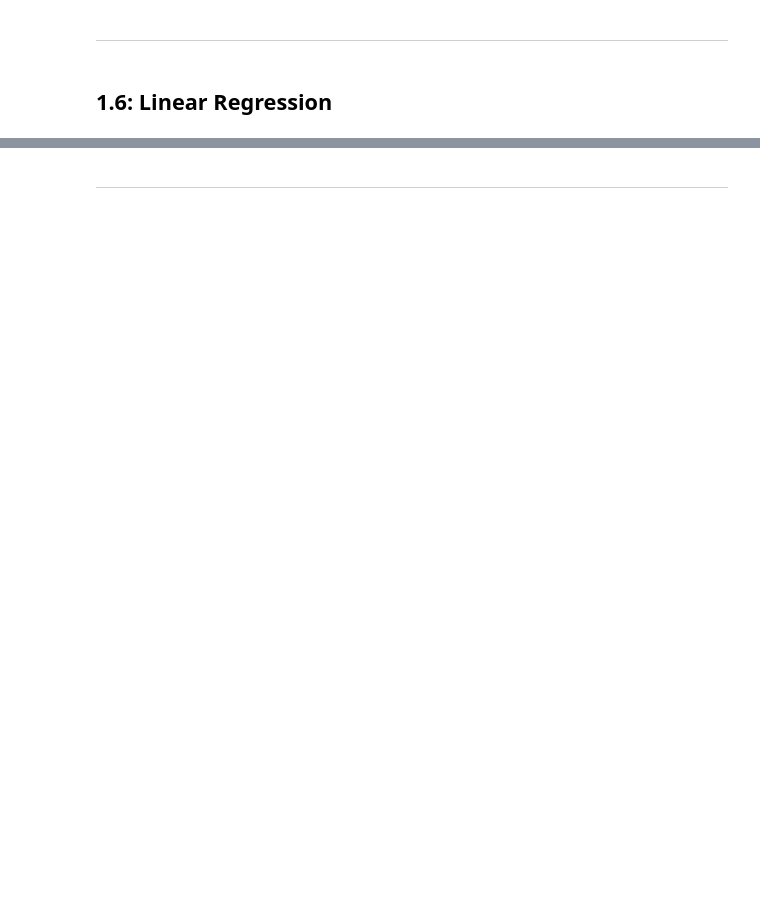
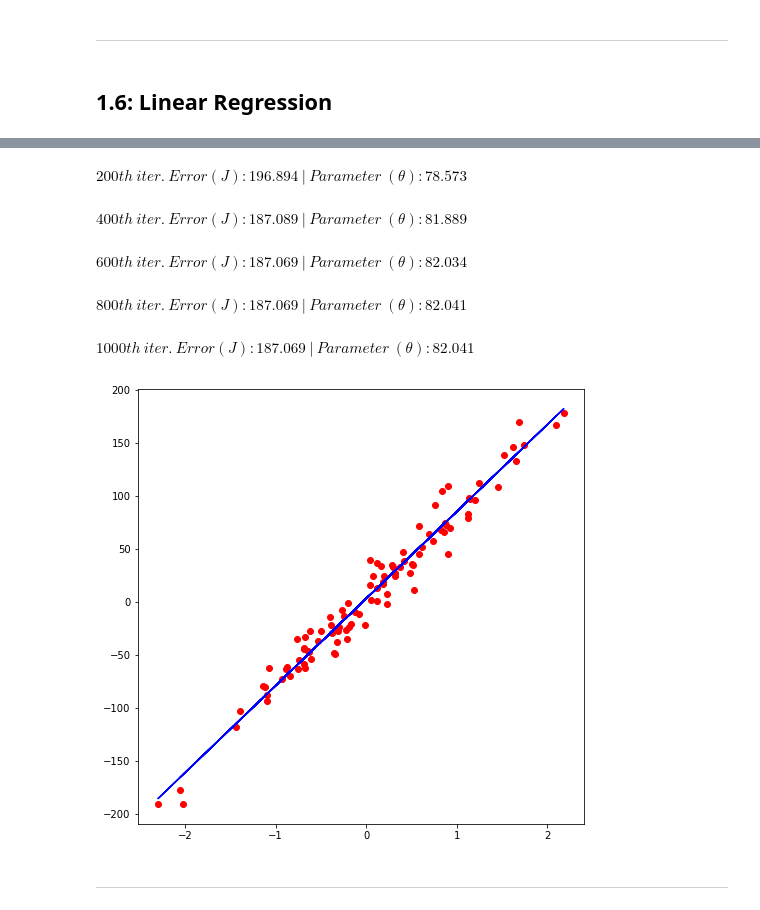
Before and after one commit to caiodeberaldini/pytorch-tutorial, a Jupyter notebook: pytorch-tutorial.ipynb, the cells around one changed output, grey strips where cells are left out. Drawn from its saved outputs; the diff is of its cells as text; code cells hidden in the pictures; blank space fills up the shorter version.

Commit message:
Basics: Training Pipeline; Linear Regression

```diff
--- a/pytorch-tutorial.ipynb
+++ b/pytorch-tutorial.ipynb
@@ -447,0 +459,12 @@ $\displaystyle 2000th \ iter. \ Error (J): 0.000 \ | \ Parameter \ (\theta): 5.0
+# %%
+# Loading data
+X_numpy, y_numpy = datasets.make_regression(n_samples=100, n_features=1,
+                                            noise=15, random_state=1)
+
+## Transform Numpy vectors to Pytorch tensors
+X = torch.from_numpy(X_numpy.astype(np.float32))
+y = torch.from_numpy(y_numpy.astype(np.float32))
+
+## Reshaping as column vectors
+X = X.view(X.shape[0], 1)
+y = y.view(y.shape[0], 1)
@@ -448,2 +481,49 @@ $\displaystyle 2000th \ iter. \ Error (J): 0.000 \ | \ Parameter \ (\theta): 5.0
+# %%
+# Design model
+n_samples, n_features = X.shape
+model = nn.Linear(in_features=n_features, out_features=n_features)
+
+# Define hyperparameters
+lr = 0.01
+num_iters = 1000
+
+# Construct Loss and Optimizer
+loss = nn.MSELoss()
+optimizer = torch.optim.SGD(model.parameters(), lr=lr)
+
+for i in range(1, num_iters+1):
+    # Forward pass
+    y_hat = model(X)
+
+    # Loss computation
+    J = loss(y_hat, y)
+
+    # Backward pass
+    J.backward() # dJ/dtheta
+
+    # Update parameter
+    optimizer.step()
+
+    # Zero theta gradients
+    optimizer.zero_grad()
+
+    # Print loss function and theta updating
+    if i % 200 == 0:
+        theta, b = model.parameters()
+        display(Math(r'{i}th \ iter. \ Error (J): {J:.3f} \ | \ Parameter \ (\theta): {theta:.3f}'.format(i=i, J=J, theta=theta.item())))
+
+predicted = model(X).detach().numpy() # We don't want that op. on computational graph.
+
+plt.figure(figsize=(8,8))
+plt.plot(X_numpy, y_numpy, 'ro')
+plt.plot(X_numpy, predicted, 'b')
+plt.show()
+# %% [output]
+$\displaystyle 200th \ iter. \ Error (J): 196.894 \ | \ Parameter \ (\theta): 78.573$
+$\displaystyle 400th \ iter. \ Error (J): 187.089 \ | \ Parameter \ (\theta): 81.889$
+$\displaystyle 600th \ iter. \ Error (J): 187.069 \ | \ Parameter \ (\theta): 82.034$
+$\displaystyle 800th \ iter. \ Error (J): 187.069 \ | \ Parameter \ (\theta): 82.041$
+$\displaystyle 1000th \ iter. \ Error (J): 187.069 \ | \ Parameter \ (\theta): 82.041$
+[figure, added]
 # %% [markdown]
 ---
```
Also changed, not shown: parts of 14 cells of this notebook.
